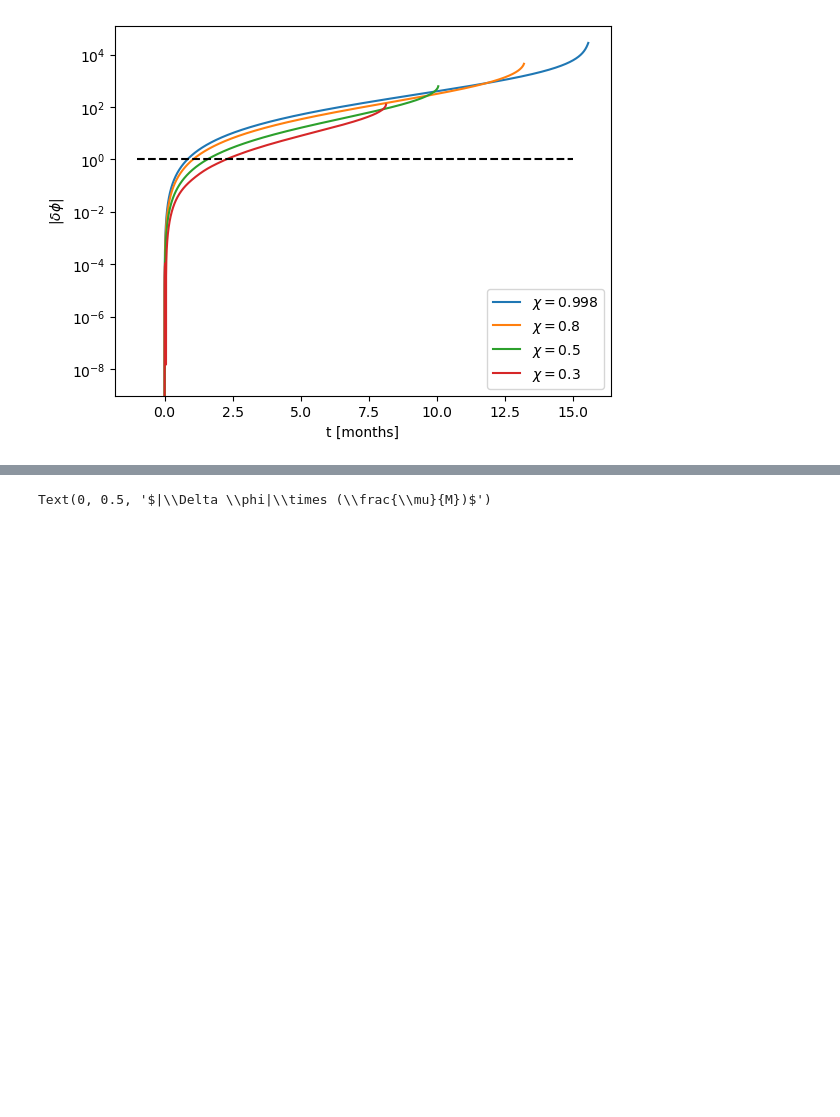
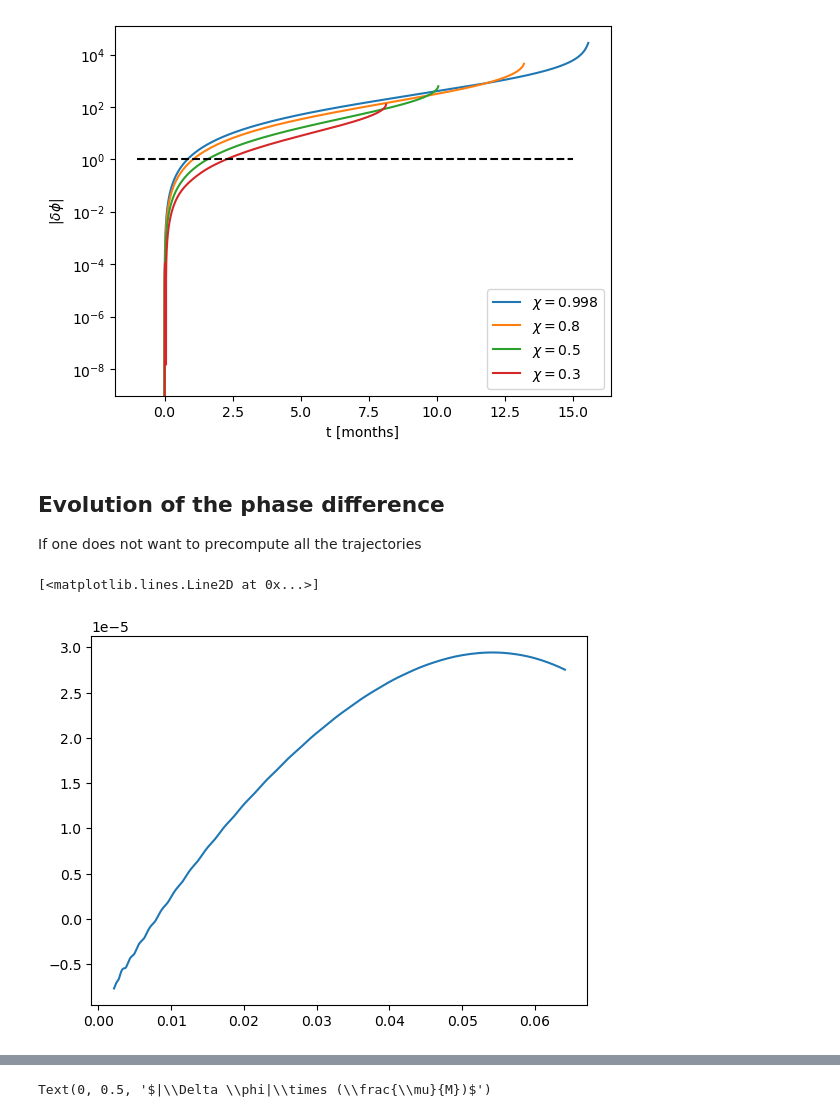
Before and after one commit to KwintenF/bhpwave, a Jupyter notebook: Example_Tidal_Heating.ipynb, the cells around one changed output, grey strips where cells are left out. Cells and saved outputs as stored; diff of their text form; code cells hidden in the pictures; blank space fills up the shorter version.

```diff
--- a/Example_Tidal_Heating.ipynb
+++ b/Example_Tidal_Heating.ipynb
@@ -136,0 +95,23 @@ plt.show()
+# %%
+filename_flux = "/data/bhpwave_edot.npy"
+path_to_file = os.path.abspath("")
+flux_array = np.load(path_to_file + filename_flux)
+
+#below we just work towards having a function Edot(omega), provide however you like ...
+
+#Want to interpolate the flux_data, we will do this a couple of times so define a function
+def flux_to_norm_spline(Efluxraw):
+    #reconstruct mesh (from how data was stored)
+    #remark chi and alpha are functions of a and r
+    chi_flux_array = np.linspace(0, 1, Efluxraw.shape[0])
+    alpha_flux_array = np.linspace(0, 1, Efluxraw.shape[1])
+    ALPHA_FLUX, CHI_FLUX = np.meshgrid(alpha_flux_array, chi_flux_array)
+    SPIN_FLUX = spin_of_chi(CHI_FLUX)
+    OMEGA_FLUX = omega_of_a_alpha(SPIN_FLUX, ALPHA_FLUX)
+
+    #will want to normalize to PN flux
+    Efluxraw_norm=Efluxraw/pn_flux_noprefactor(OMEGA_FLUX)
+    flux_spline = BicubicSpline(chi_flux_array, alpha_flux_array, Efluxraw_norm, bc = 'E(3)')
+    return flux_spline
+
+edot_norm_spline = flux_to_norm_spline(flux_array)
@@ -237,3 +236,32 @@ ax.legend()
 plt.show()
 # %% [output]
 [figure]
+# %% [markdown]
+## Evolution of the phase difference
+
+If one does not want to precompute all the trajectories
+# %%
+#we need separately horizon absorption and flux to asymptotic infinity
+filename_flux_H = "/data/bhpwave_edot_H.npy"
+filename_flux_Infty = "/data/bhpwave_edot_Infty.npy"
+path_to_file = os.path.abspath("")
+flux_array_H = np.load(path_to_file + filename_flux_H)
+flux_array_Infty = np.load(path_to_file + filename_flux_Infty)
+
+
+edotH_norm_spline = flux_to_norm_spline(flux_array_H)
+edotInfty_norm_spline = flux_to_norm_spline(flux_array_Infty)
+# %%
+#Sanity check and how good is the precomputed data oops :)
+atest=0.9
+chitest=chi_of_spin(atest)
+rrange=np.linspace(60,6,1000)
+omegarange=kerr_circ_geo_orbital_frequency(atest, rrange)
+iscotest=kerr_isco_frequency(atest)
+alpharange=alpha_of_omega_ISCO(omegarange, iscotest)
+
+difftest=[edotH_norm_spline(chitest,alpha)+edotInfty_norm_spline(chitest,alpha)-edot_norm_spline(chitest,alpha) for alpha in alpharange]
+plt.plot(omegarange,difftest)
+# %% [output]
+[<matplotlib.lines.Line2D at 0x...>]
+[figure, added]
```
Also changed, not shown: parts of 28 cells of this notebook, 1 other file.
